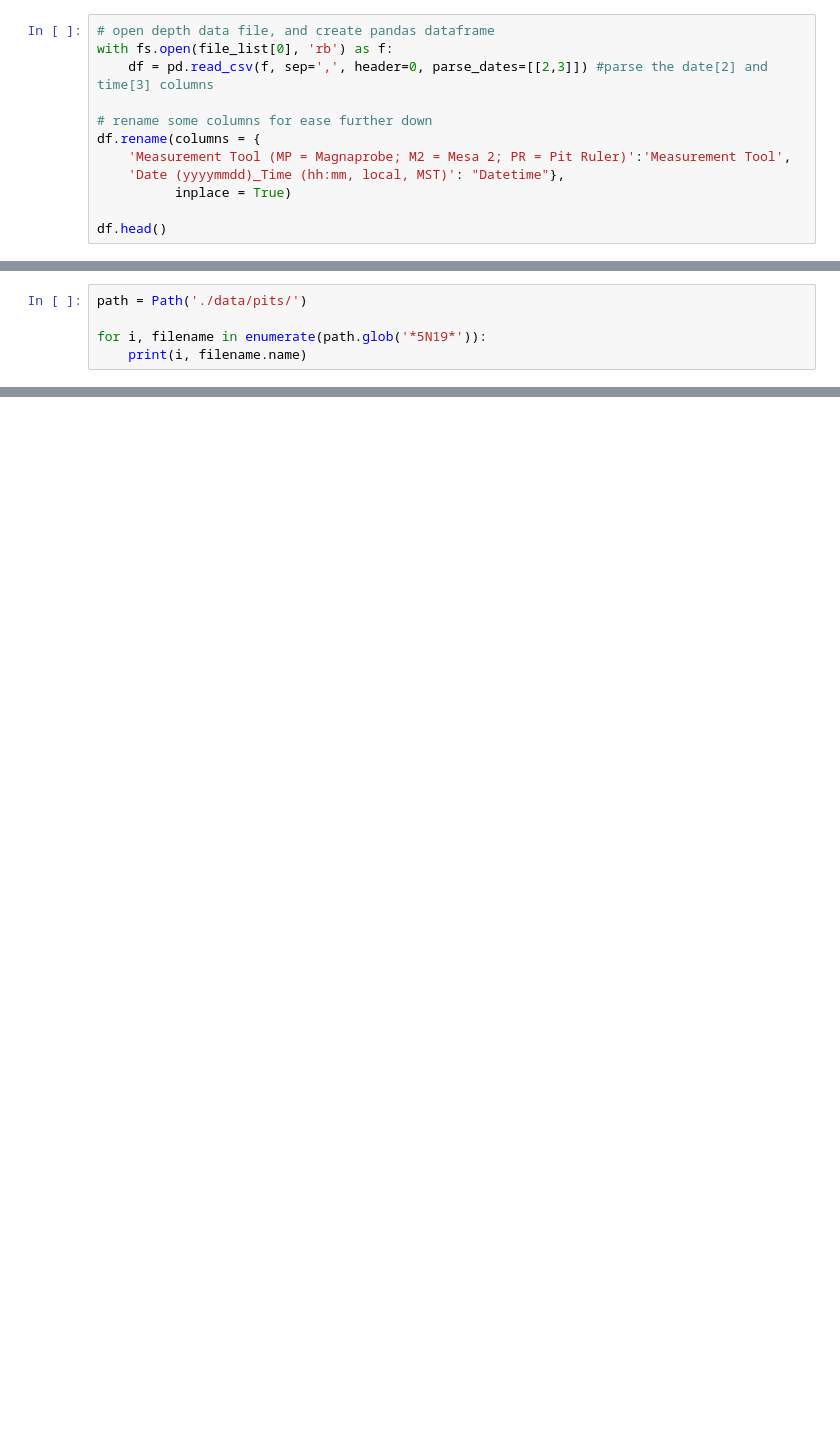
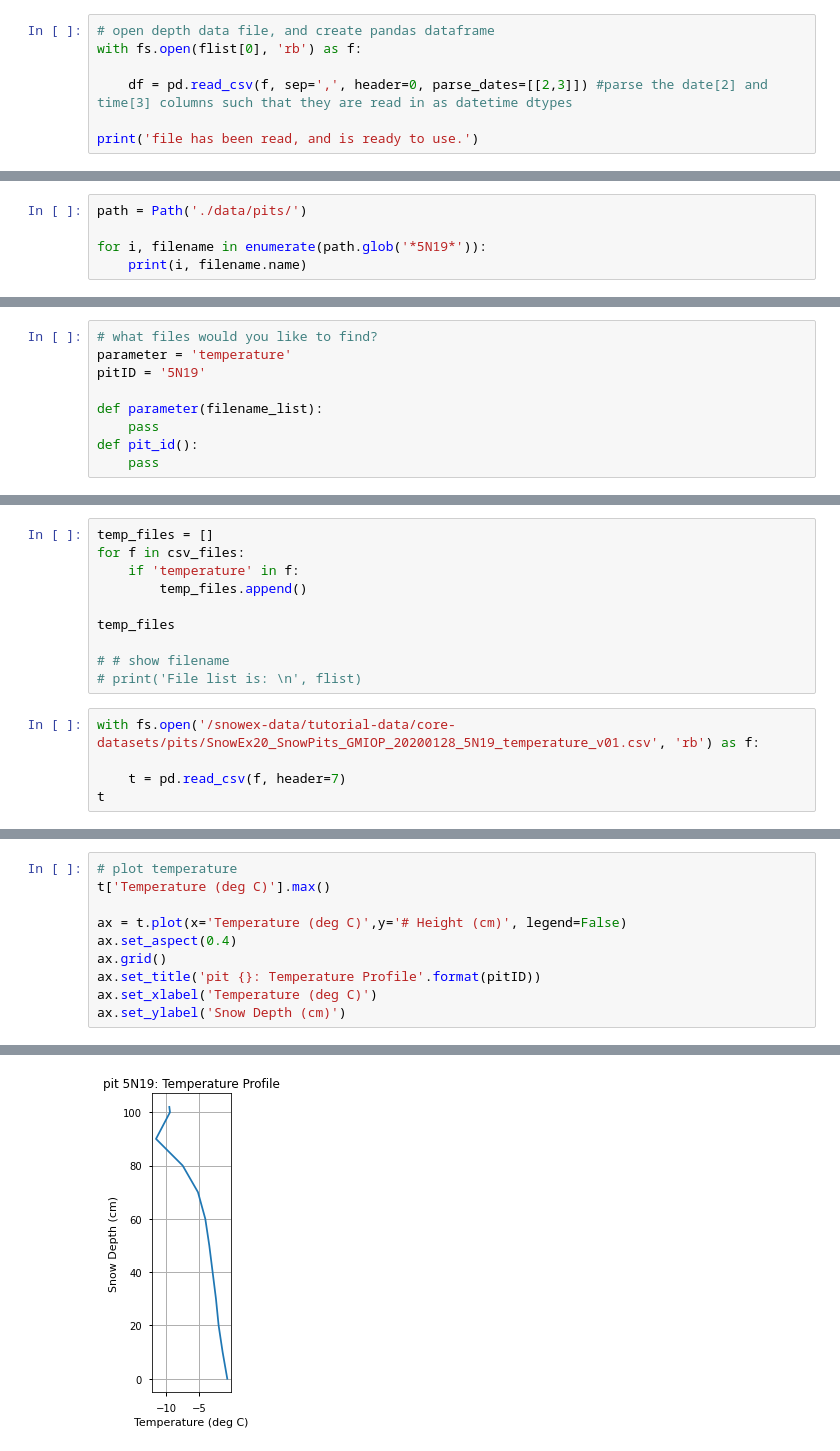
Before and after one commit to snowex-hackweek/website-2021, a Jupyter notebook: book/tutorials/core-datasets/02_data-package.ipynb, the cells around one changed output, grey strips where cells are left out. Cells and saved outputs as stored; diff of their text form; blank space fills up the shorter version.

```diff
--- a/book/tutorials/core-datasets/02_data-package.ipynb
+++ b/book/tutorials/core-datasets/02_data-package.ipynb
@@ -51,13 +58,8 @@ File list is:  ['snowex-data/tutorial-data/core-datasets/depths/SnowEx2020_SnowD
 # %%
 # open depth data file, and create pandas dataframe
-with fs.open(file_list[0], 'rb') as f:
-    df = pd.read_csv(f, sep=',', header=0, parse_dates=[[2,3]]) #parse the date[2] and time[3] columns
+with fs.open(flist[0], 'rb') as f:
 
-# rename some columns for ease further down
-df.rename(columns = {
-    'Measurement Tool (MP = Magnaprobe; M2 = Mesa 2; PR = Pit Ruler)':'Measurement Tool',
-    'Date (yyyymmdd)_Time (hh:mm, local, MST)': "Datetime"},
-          inplace = True)
+    df = pd.read_csv(f, sep=',', header=0, parse_dates=[[2,3]]) #parse the date[2] and time[3] columns such that they are read in as datetime dtypes
 
-df.head()
+print('file has been read, and is ready to use.')
 # %% [output]
@@ -171,0 +212,9 @@ images
+# %%
+# what files would you like to find?
+parameter = 'temperature'
+pitID = '5N19'
+
+def parameter(filename_list):
+    pass
+def pit_id():
+    pass
@@ -171,0 +225,15 @@ images
+# %%
+temp_files = []
+for f in csv_files:
+    if 'temperature' in f:
+        temp_files.append()
+
+temp_files
+
+# # show filename
+# print('File list is: \n', flist)
+# %%
+with fs.open('/snowex-data/tutorial-data/core-datasets/pits/SnowEx20_SnowPits_GMIOP_20200128_5N19_temperature_v01.csv', 'rb') as f:
+
+    t = pd.read_csv(f, header=7)
+t
@@ -171,0 +254,11 @@ images
+# %%
+# plot temperature
+t['Temperature (deg C)'].max()
+
+ax = t.plot(x='Temperature (deg C)',y='# Height (cm)', legend=False)
+ax.set_aspect(0.4)
+ax.grid()
+ax.set_title('pit {}: Temperature Profile'.format(pitID))
+ax.set_xlabel('Temperature (deg C)')
+ax.set_ylabel('Snow Depth (cm)')
+# %% [output]
@@ -172 +266,2 @@ images
+[figure, added]
 # %%
```
Also changed, not shown: parts of 40 cells of this notebook, 10 other files.
